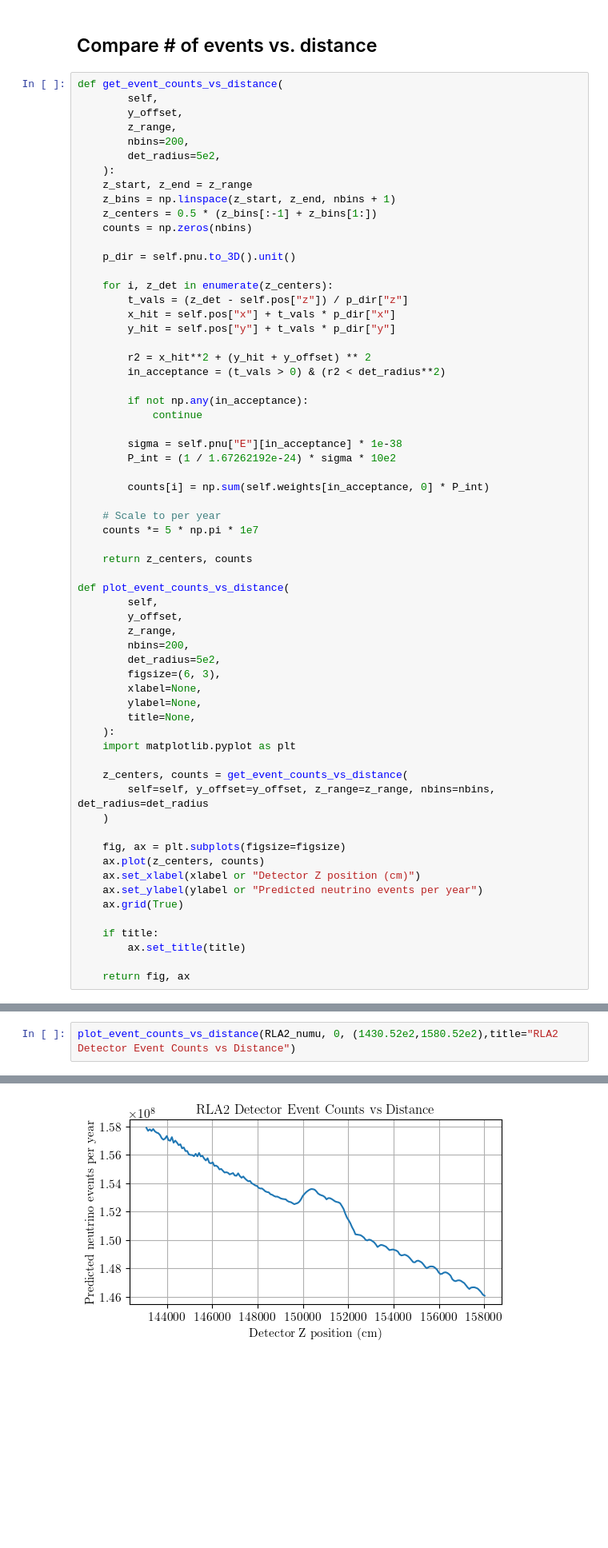
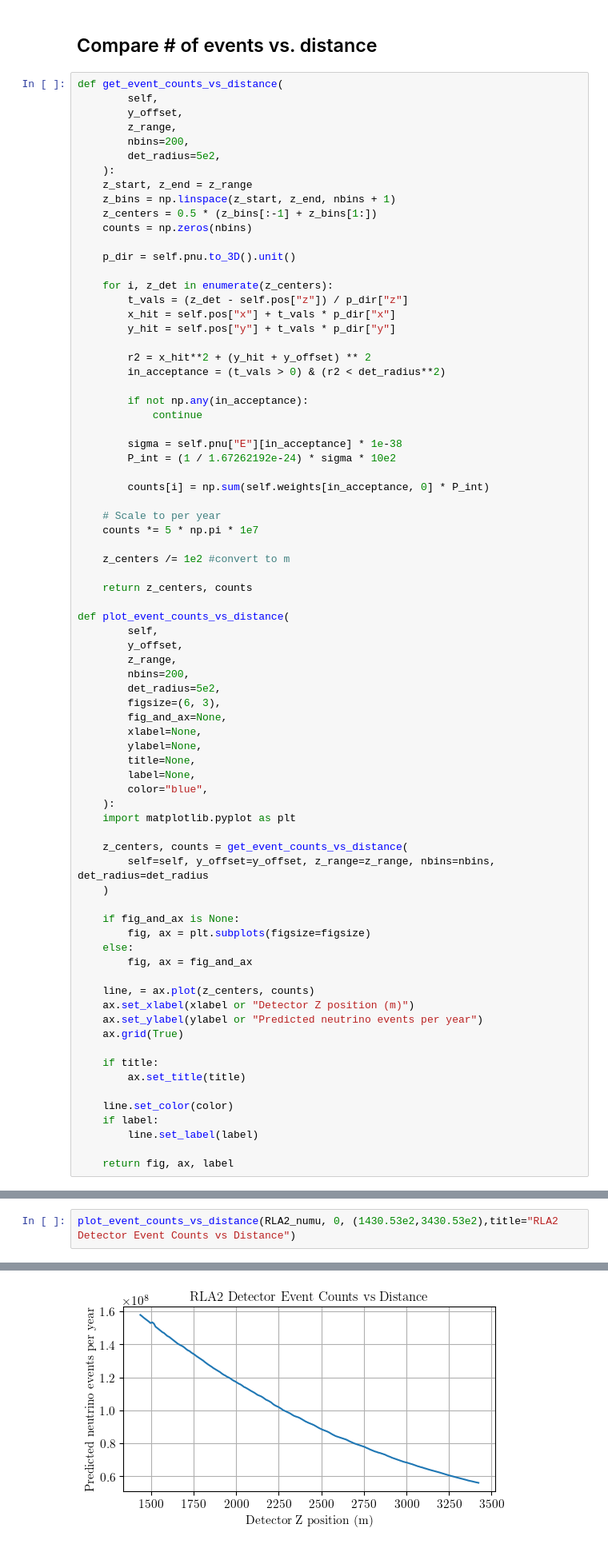
Before and after one commit to jchoi55/MINT, a Jupyter notebook: JC_event_maps.ipynb, the cells around one changed output, grey strips where cells are left out. Shown at 80% size. Drawn from its saved outputs; the diff is of its cells as text; blank space fills up the shorter version.

Commit message:
compare detector sizes, compare to 1/r^2, get oscillation lengths

```diff
--- a/JC_event_maps.ipynb
+++ b/JC_event_maps.ipynb
@@ -1045,6 +1029,8 @@ def get_event_counts_vs_distance(
     # Scale to per year
     counts *= 5 * np.pi * 1e7
 
+    z_centers /= 1e2 #convert to m
+
     return z_centers, counts
 
 def plot_event_counts_vs_distance(
@@ -1054,9 +1040,12 @@ def plot_event_counts_vs_distance(
         nbins=200,
         det_radius=5e2,
         figsize=(6, 3),
+        fig_and_ax=None,
         xlabel=None,
         ylabel=None,
         title=None,
+        label=None,
+        color="blue",
     ):
     import matplotlib.pyplot as plt
 
@@ -1064,16 +1053,24 @@ def plot_event_counts_vs_distance(
         self=self, y_offset=y_offset, z_range=z_range, nbins=nbins, det_radius=det_radius
     )
 
-    fig, ax = plt.subplots(figsize=figsize)
-    ax.plot(z_centers, counts)
-    ax.set_xlabel(xlabel or "Detector Z position (cm)")
+    if fig_and_ax is None:
+        fig, ax = plt.subplots(figsize=figsize)
+    else:
+        fig, ax = fig_and_ax
+
+    line, = ax.plot(z_centers, counts)
+    ax.set_xlabel(xlabel or "Detector Z position (m)")
     ax.set_ylabel(ylabel or "Predicted neutrino events per year")
     ax.grid(True)
 
     if title:
         ax.set_title(title)
 
-    return fig, ax
+    line.set_color(color)
+    if label:
+        line.set_label(label)
+
+    return fig, ax, label
 # %%
 plot_event_counts_vs_distance(combined_numu, 0, (85e2, 235e2),title="PA Detector Event Counts vs Distance") #150 m detector position range
 
@@ -1095,4 +1092,4 @@ plot_event_counts_vs_distance(RLA1_numu, 0, (130e2,280e2),title="RLA1 Detector E
 # %%
-plot_event_counts_vs_distance(RLA2_numu, 0, (1430.52e2,1580.52e2),title="RLA2 Detector Event Counts vs Distance")
+plot_event_counts_vs_distance(RLA2_numu, 0, (1430.53e2,3430.53e2),title="RLA2 Detector Event Counts vs Distance")
 # %% [output]
 (<Figure size 600x300 with 1 Axes>,
@@ -1100 +1097 @@ plot_event_counts_vs_distance(RLA2_numu, 0, (1430.52e2,1580.52e2),title="RLA2 De
-[figure, old version]
+[figure, new version]
```
Also changed, not shown: parts of 18 cells of this notebook.
